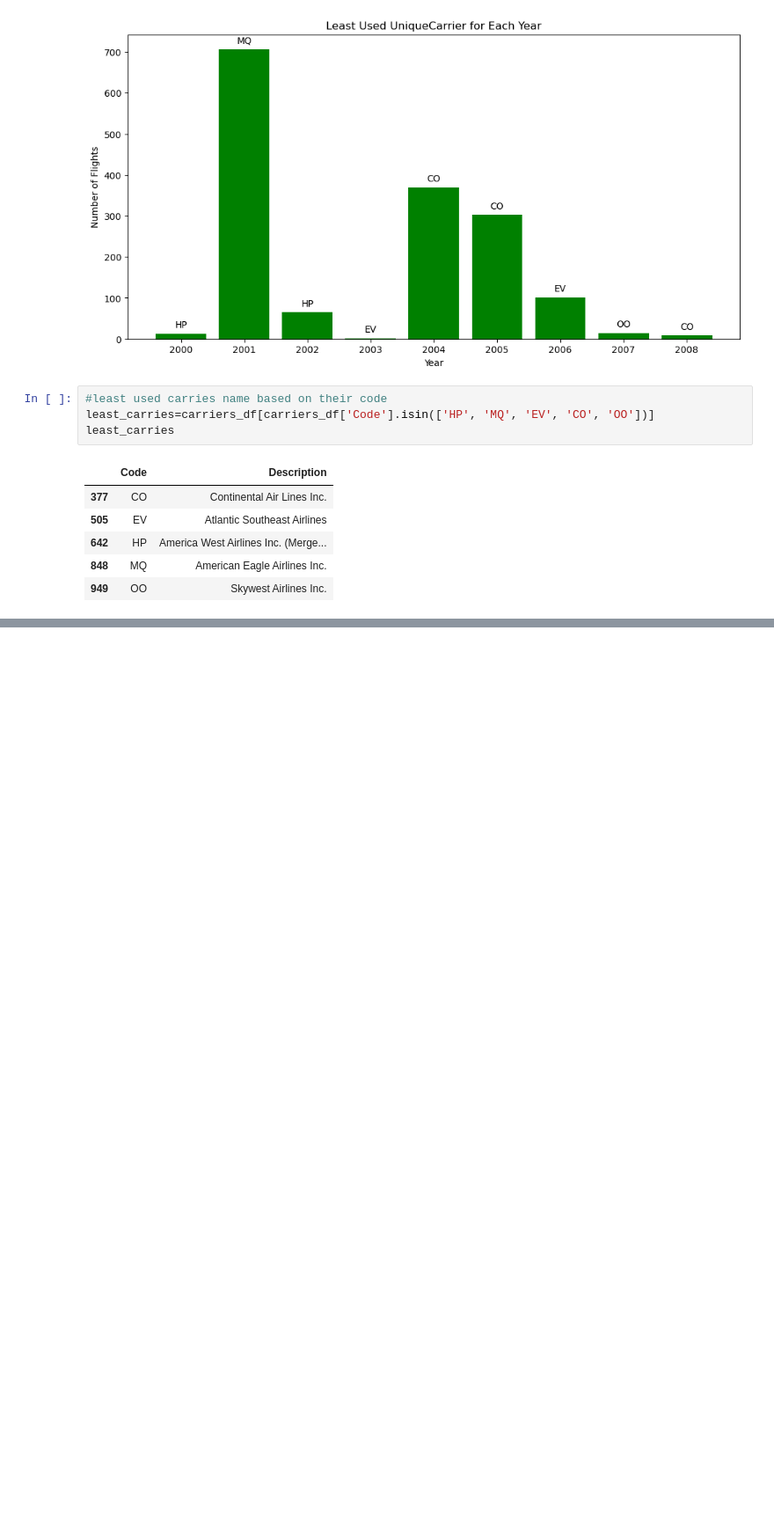
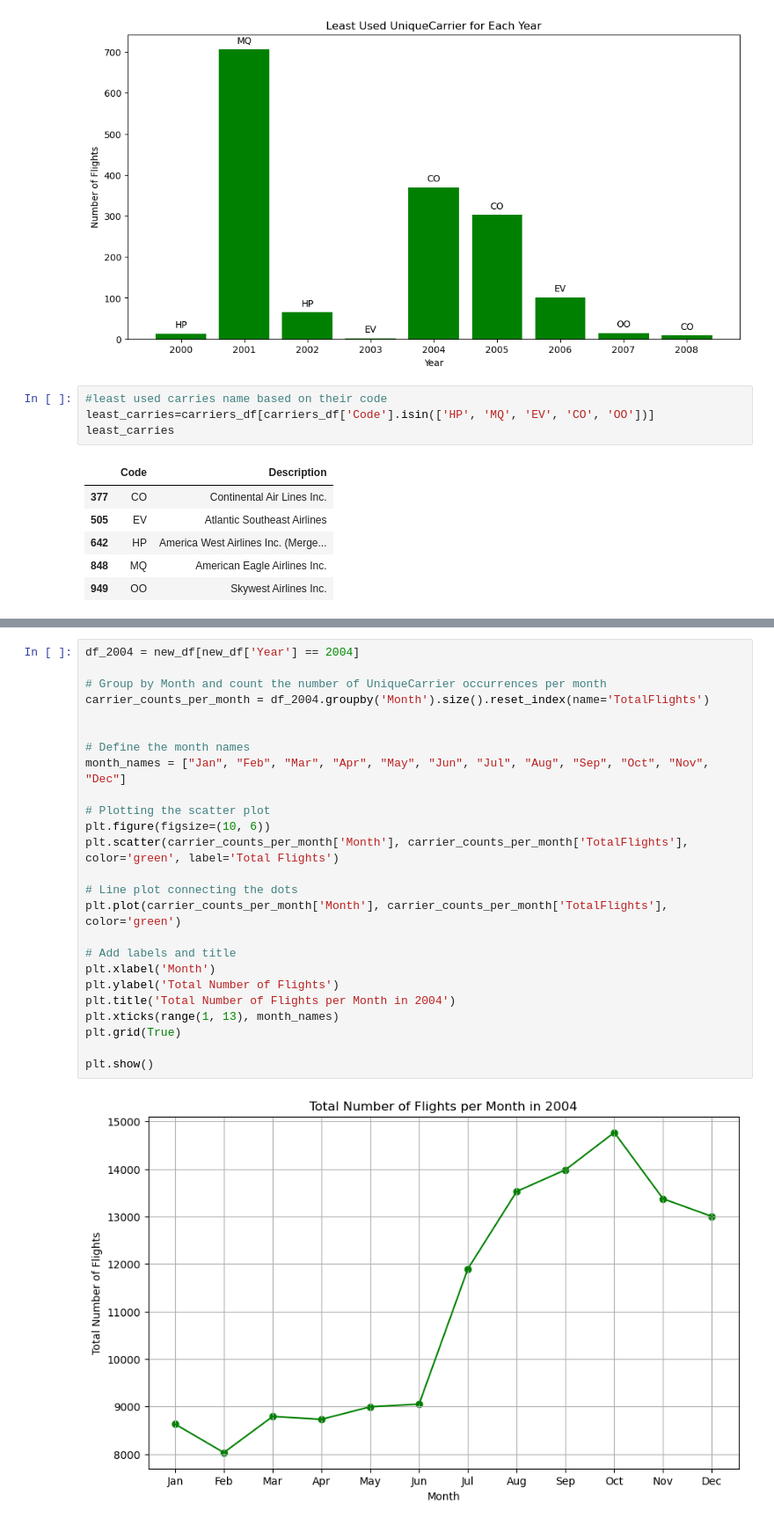
Before and after one commit to purcellcjp/module_7_project_1, a Jupyter notebook: ic.ipynb, the cells around one changed output, grey strips where cells are left out. Shown at 88% size. Cells and saved outputs as stored; diff of their text form; blank space fills up the shorter version.

```diff
--- a/ic.ipynb
+++ b/ic.ipynb
@@ -233,0 +234,27 @@ plt.show()
+# %%
+df_2004 = new_df[new_df['Year'] == 2004]
+
+# Group by Month and count the number of UniqueCarrier occurrences per month
+carrier_counts_per_month = df_2004.groupby('Month').size().reset_index(name='TotalFlights')
+
+
+# Define the month names
+month_names = ["Jan", "Feb", "Mar", "Apr", "May", "Jun", "Jul", "Aug", "Sep", "Oct", "Nov", "Dec"]
+
+# Plotting the scatter plot
+plt.figure(figsize=(10, 6))
+plt.scatter(carrier_counts_per_month['Month'], carrier_counts_per_month['TotalFlights'], color='green', label='Total Flights')
+
+# Line plot connecting the dots
+plt.plot(carrier_counts_per_month['Month'], carrier_counts_per_month['TotalFlights'], color='green')
+
+# Add labels and title
+plt.xlabel('Month')
+plt.ylabel('Total Number of Flights')
+plt.title('Total Number of Flights per Month in 2004')
+plt.xticks(range(1, 13), month_names)
+plt.grid(True)
+
+plt.show()
+# %% [output]
+[figure, added]
```
Also changed, not shown: parts of 6 cells of this notebook.
